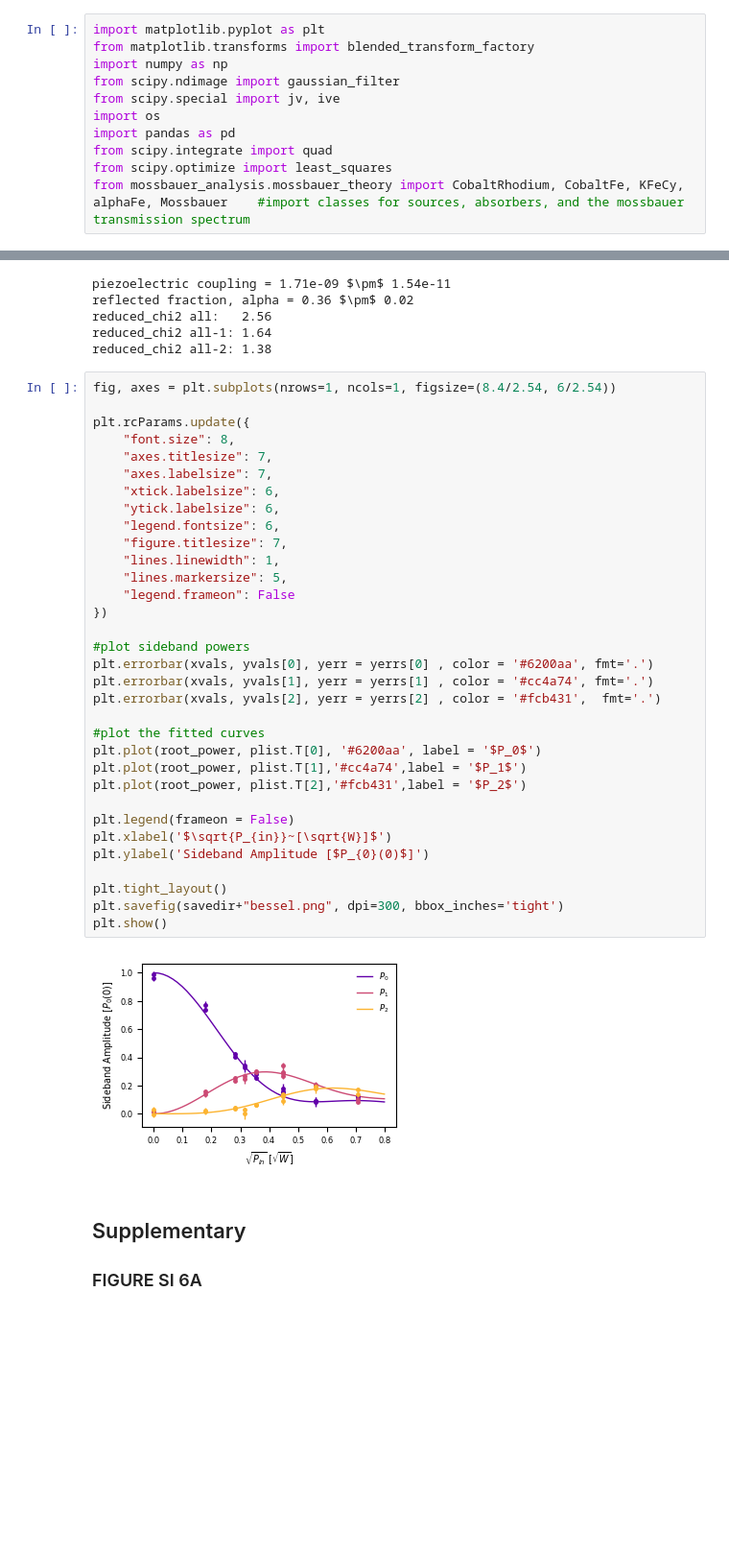
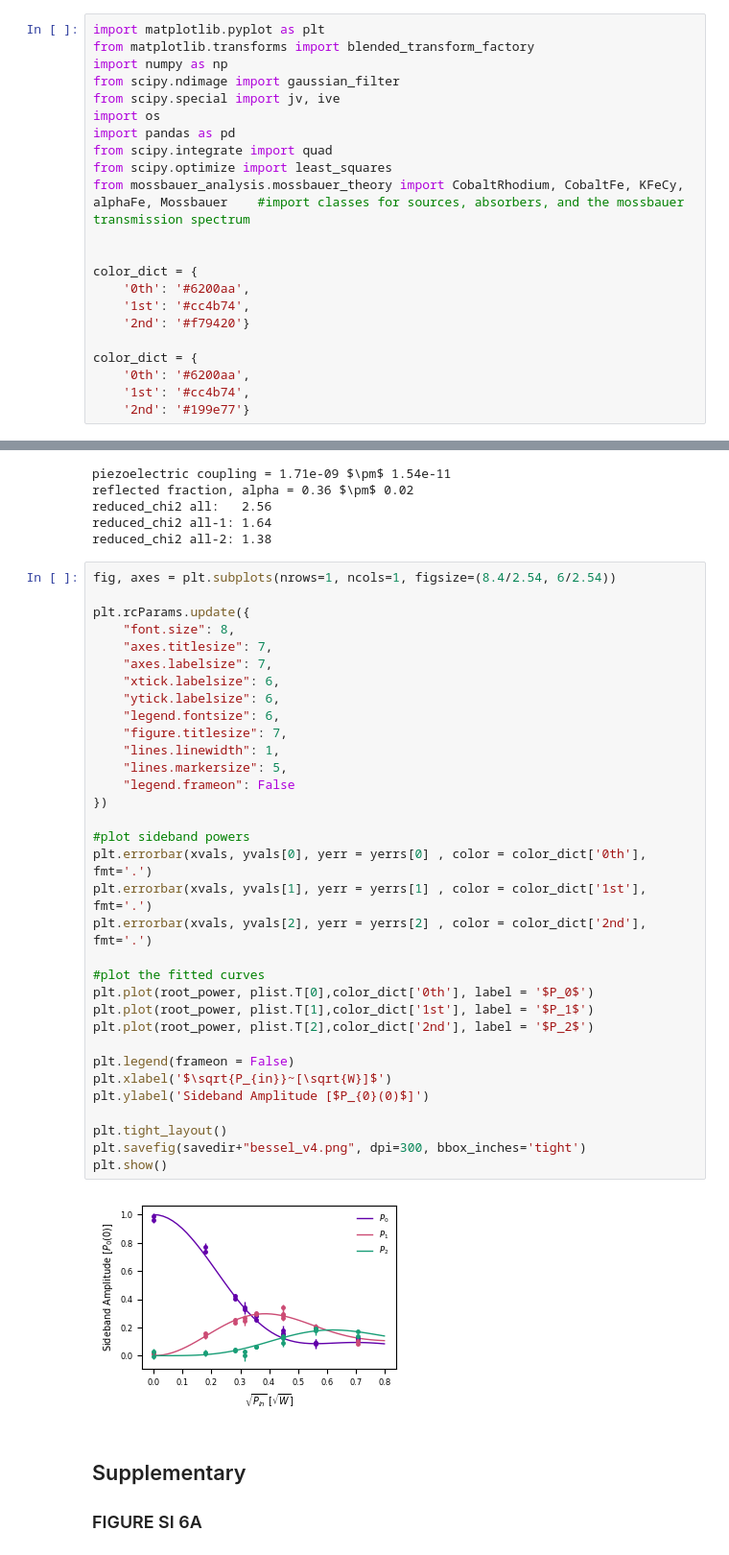
Before and after one commit to StanfordMossbauer/mossbauer_study, a Jupyter notebook: examples/saw/saw_paper_plots.ipynb, the cells around one changed output, grey strips where cells are left out. Shown at 96% size. Cells and saved outputs as stored; diff of their text form; blank space fills up the shorter version.

```diff
--- a/examples/saw/saw_paper_plots.ipynb
+++ b/examples/saw/saw_paper_plots.ipynb
@@ -11,6 +11,17 @@ import pandas as pd
 from scipy.integrate import quad
 from scipy.optimize import least_squares
 from mossbauer_analysis.mossbauer_theory import CobaltRhodium, CobaltFe, KFeCy, alphaFe, Mossbauer    #import classes for sources, absorbers, and the mossbauer transmission spectrum
+
+
+color_dict = {
+    '0th': '#6200aa',
+    '1st': '#cc4b74',
+    '2nd': '#f79420'}
+
+color_dict = {
+    '0th': '#6200aa',
+    '1st': '#cc4b74',
+    '2nd': '#199e77'}
 # %%
 plt.rcParams.update({
     "font.size": 8,
@@ -399,38 +410,38 @@ reduced_chi2 all-2: 1.38
 # %%
 fig, axes = plt.subplots(nrows=1, ncols=1, figsize=(8.4/2.54, 6/2.54))
 
 plt.rcParams.update({
     "font.size": 8,
     "axes.titlesize": 7,
     "axes.labelsize": 7,
     "xtick.labelsize": 6,
     "ytick.labelsize": 6,
     "legend.fontsize": 6,
     "figure.titlesize": 7,
     "lines.linewidth": 1,
     "lines.markersize": 5,
     "legend.frameon": False
 })
 
 #plot sideband powers
-plt.errorbar(xvals, yvals[0], yerr = yerrs[0] , color = '#6200aa', fmt='.')
-plt.errorbar(xvals, yvals[1], yerr = yerrs[1] , color = '#cc4a74', fmt='.')
-plt.errorbar(xvals, yvals[2], yerr = yerrs[2] , color = '#fcb431',  fmt='.')
+plt.errorbar(xvals, yvals[0], yerr = yerrs[0] , color = color_dict['0th'], fmt='.')
+plt.errorbar(xvals, yvals[1], yerr = yerrs[1] , color = color_dict['1st'], fmt='.')
+plt.errorbar(xvals, yvals[2], yerr = yerrs[2] , color = color_dict['2nd'],  fmt='.')
 
 #plot the fitted curves
-plt.plot(root_power, plist.T[0], '#6200aa', label = '$P_0$')
-plt.plot(root_power, plist.T[1],'#cc4a74',label = '$P_1$')
-plt.plot(root_power, plist.T[2],'#fcb431',label = '$P_2$')
+plt.plot(root_power, plist.T[0],color_dict['0th'], label = '$P_0$')
+plt.plot(root_power, plist.T[1],color_dict['1st'], label = '$P_1$')
+plt.plot(root_power, plist.T[2],color_dict['2nd'], label = '$P_2$')
 
 plt.legend(frameon = False)
 plt.xlabel('$\sqrt{P_{in}}~[\sqrt{W}]$')
 plt.ylabel('Sideband Amplitude [$P_{0}(0)$]')
 
 plt.tight_layout()
-plt.savefig(savedir+"bessel.png", dpi=300, bbox_inches='tight')
+plt.savefig(savedir+"bessel_v4.png", dpi=300, bbox_inches='tight')
 plt.show()
 # %% [output]
-[figure, old version]
+[figure, new version]
 # %% [markdown]
 ## Supplementary
 ### FIGURE SI 6A
```
Also changed, not shown: parts of 2 cells of this notebook, 1 other file.
